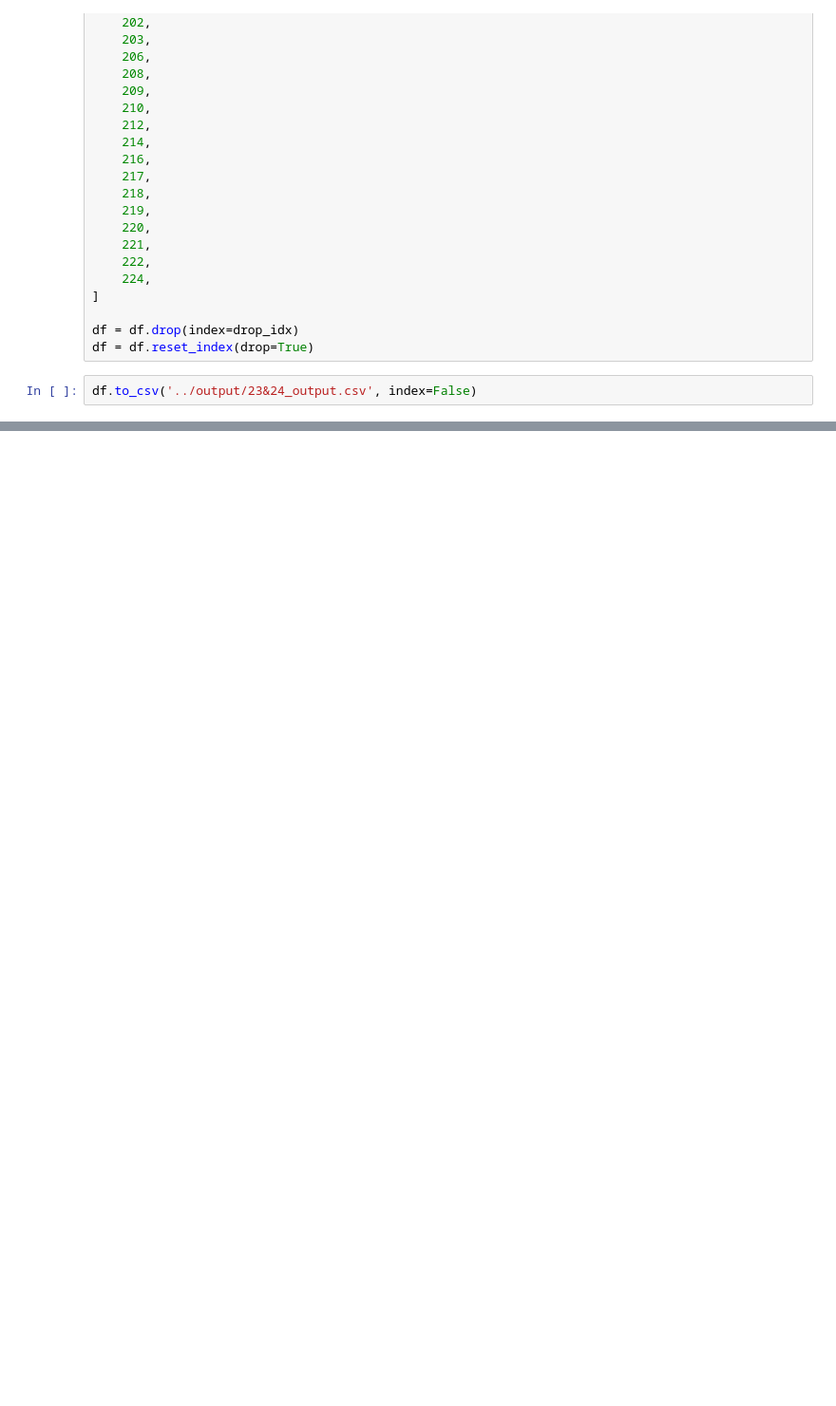
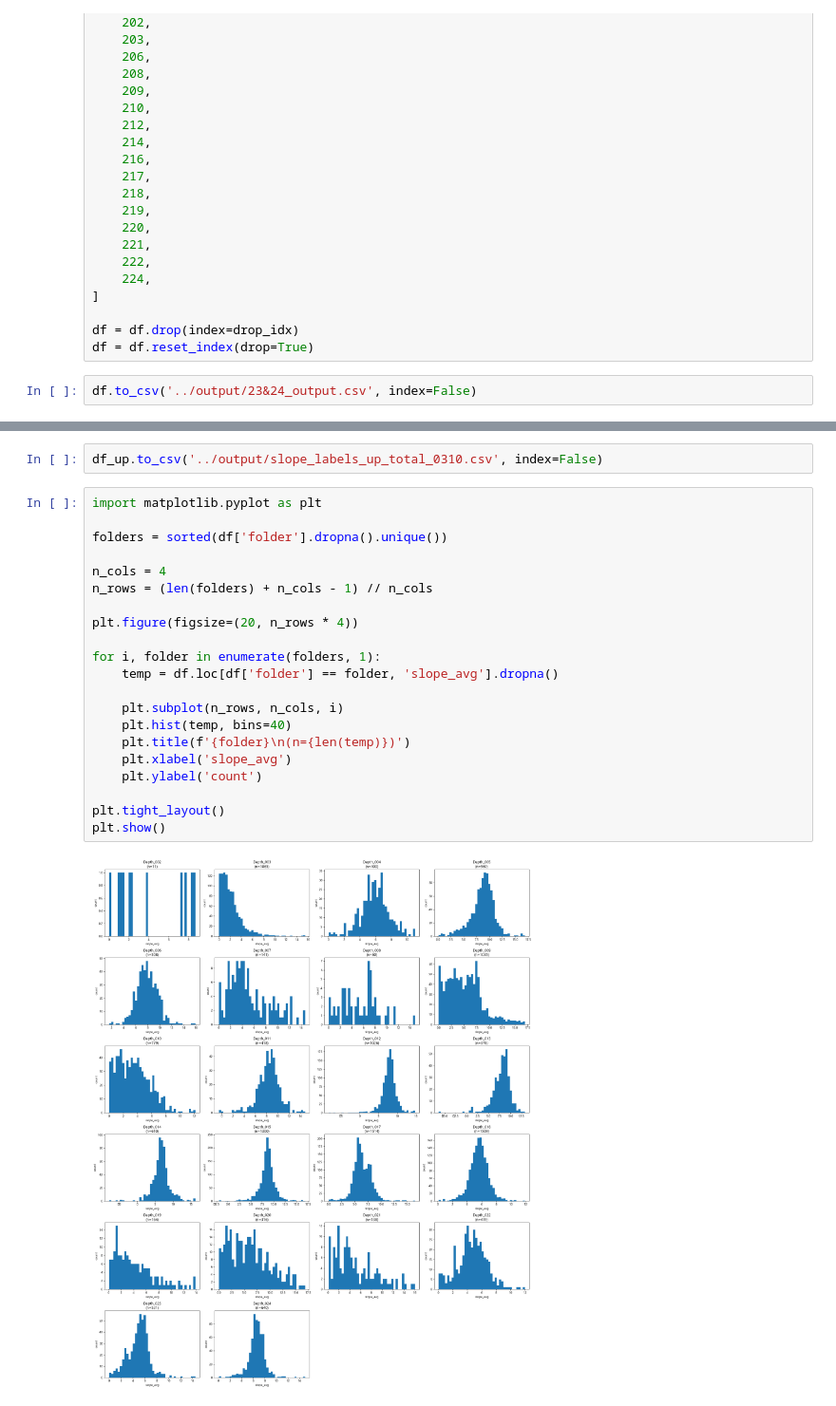
Before and after one commit to PU3-Lab/wheel-safe, a Jupyter notebook: notebooks/data_all_preprocessing.ipynb, the cells around one changed output, grey strips where cells are left out. Shown at 95% size. Saved outputs shown, nothing was run; the diff lists cells and outputs as text; blank space fills up the shorter version.

```diff
--- a/notebooks/data_all_preprocessing.ipynb
+++ b/notebooks/data_all_preprocessing.ipynb
@@ -174,0 +302,25 @@ plt.show()
+# %%
+df_up.to_csv('../output/slope_labels_up_total_0310.csv', index=False)
+# %%
+import matplotlib.pyplot as plt
+
+folders = sorted(df['folder'].dropna().unique())
+
+n_cols = 4
+n_rows = (len(folders) + n_cols - 1) // n_cols
+
+plt.figure(figsize=(20, n_rows * 4))
+
+for i, folder in enumerate(folders, 1):
+    temp = df.loc[df['folder'] == folder, 'slope_avg'].dropna()
+
+    plt.subplot(n_rows, n_cols, i)
+    plt.hist(temp, bins=40)
+    plt.title(f'{folder}\n(n={len(temp)})')
+    plt.xlabel('slope_avg')
+    plt.ylabel('count')
+
+plt.tight_layout()
+plt.show()
+# %% [output]
+[figure, added]
```
Also changed, not shown: parts of 21 cells of this notebook, 5 other files.
